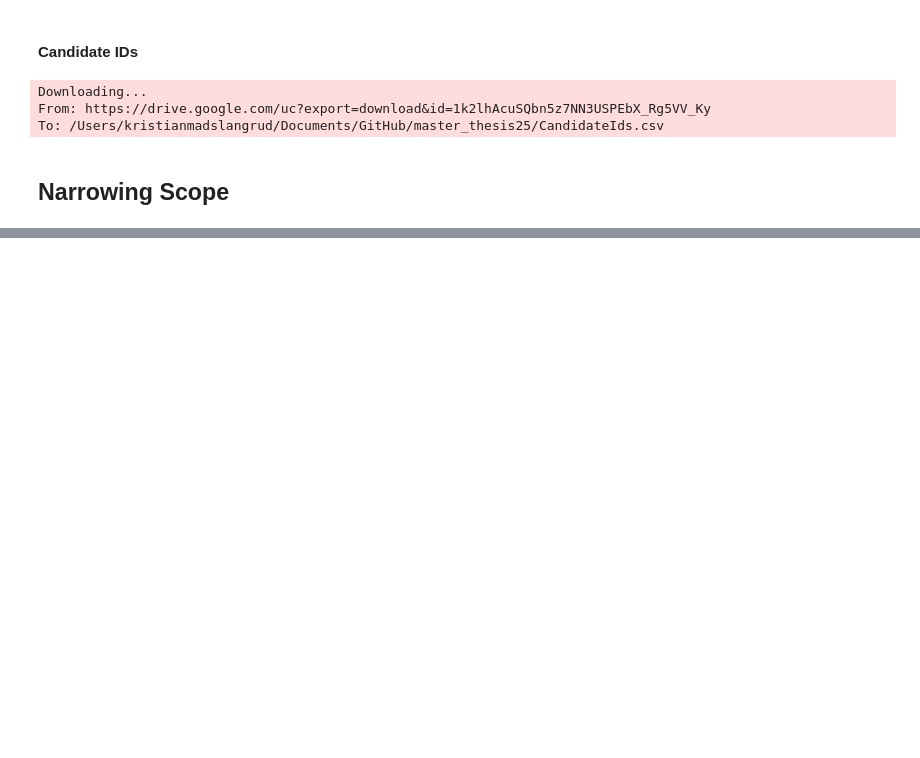
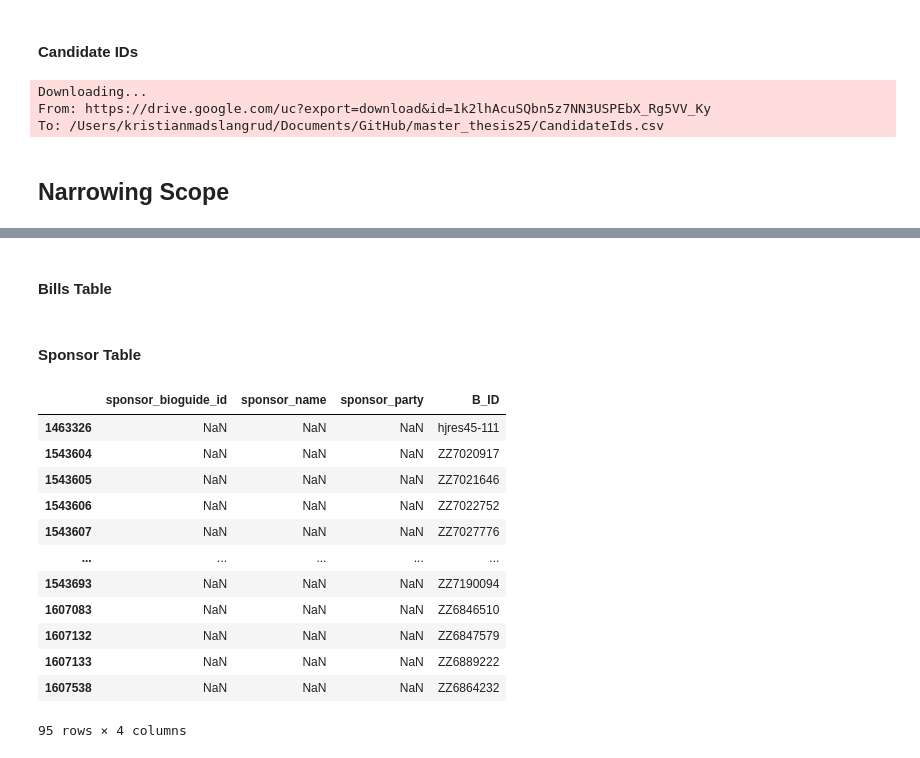
Before and after one commit to deerhjorth/master_thesis25, a Jupyter notebook: data_cleaning.ipynb, the cells around one changed output, grey strips where cells are left out. Saved outputs shown, nothing was run; the diff lists cells and outputs as text; code cells hidden in the pictures; blank space fills up the shorter version.

```diff
--- a/data_cleaning.ipynb
+++ b/data_cleaning.ipynb
@@ -525,0 +386,8 @@ df_industry = df_industry[df_industry['Catcode'].isin(df_lobbying['Catcode'])]
+# %%
+df_congress_bill_data['congress_number'] = df_congress_bill_data['congress_number'].astype('Int64')
+df_congress_bill_data = df_congress_bill_data.merge(
+    df_bills[['B_ID', 'CongNo', 'Bill_Name']],
+    left_on=['full_bill_code', 'congress_number'],
+    right_on=['Bill_Name', 'CongNo'],
+    how='left'
+).drop(columns=['Bill_Name', 'CongNo'],axis = 1)  # Drop duplicate columns after merge if needed
@@ -525,0 +503,2 @@ df_industry = df_industry[df_industry['Catcode'].isin(df_lobbying['Catcode'])]
+# %% [markdown]
+#### Bills Table
@@ -525,0 +508,21 @@ df_industry = df_industry[df_industry['Catcode'].isin(df_lobbying['Catcode'])]
+# %% [markdown]
+#### Sponsor Table
+# %%
+# Only keeping necessary columns
+df_sponsor = df_congress_bill_data[['sponsor_bioguide_id','sponsor_name','sponsor_party','B_ID']]
+# %%
+df_sponsor[df_sponsor['sponsor_bioguide_id'].isna()]
+# %% [output]
+|  | sponsor_bioguide_id | sponsor_name | sponsor_party | B_ID |
+| 1463326 | NaN | NaN | NaN | hjres45-111 |
+| 1543604 | NaN | NaN | NaN | ZZ7020917 |
+| 1543605 | NaN | NaN | NaN | ZZ7021646 |
+| 1543606 | NaN | NaN | NaN | ZZ7022752 |
+| 1543607 | NaN | NaN | NaN | ZZ7027776 |
+| ... | ... | ... | ... | ... |
+| 1543693 | NaN | NaN | NaN | ZZ7190094 |
+| 1607083 | NaN | NaN | NaN | ZZ6846510 |
+| 1607132 | NaN | NaN | NaN | ZZ6847579 |
+| 1607133 | NaN | NaN | NaN | ZZ6889222 |
+| 1607538 | NaN | NaN | NaN | ZZ6864232 |
+95 rows × 4 columns
```
Also changed, not shown: parts of 39 cells of this notebook, 1 other file.
